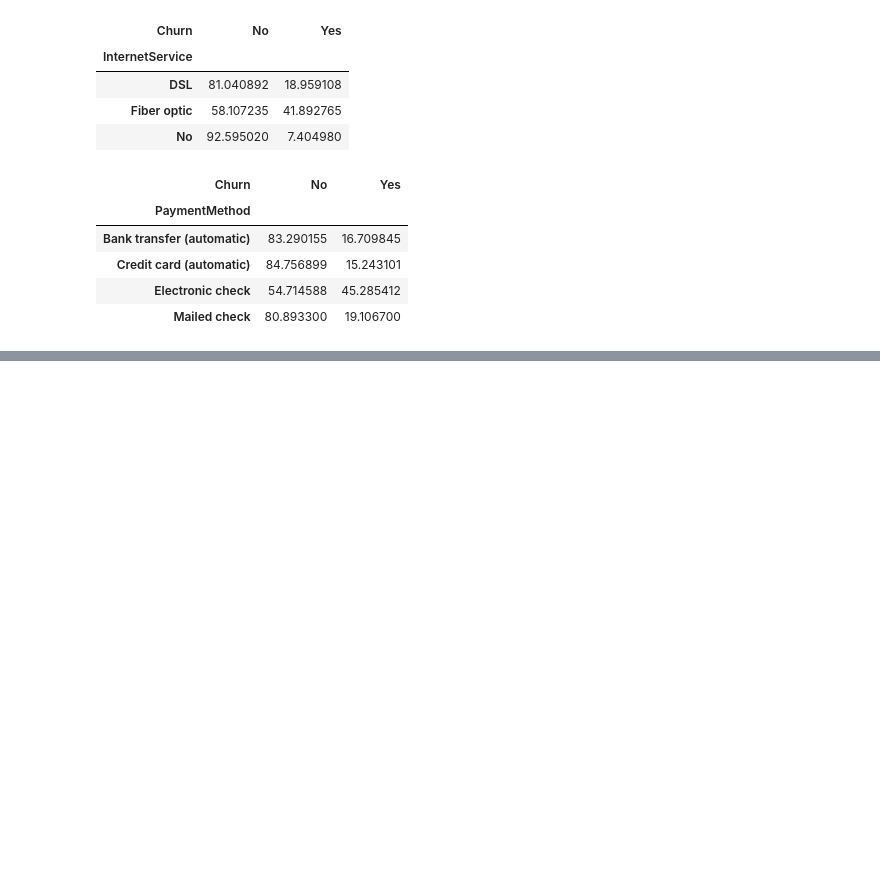
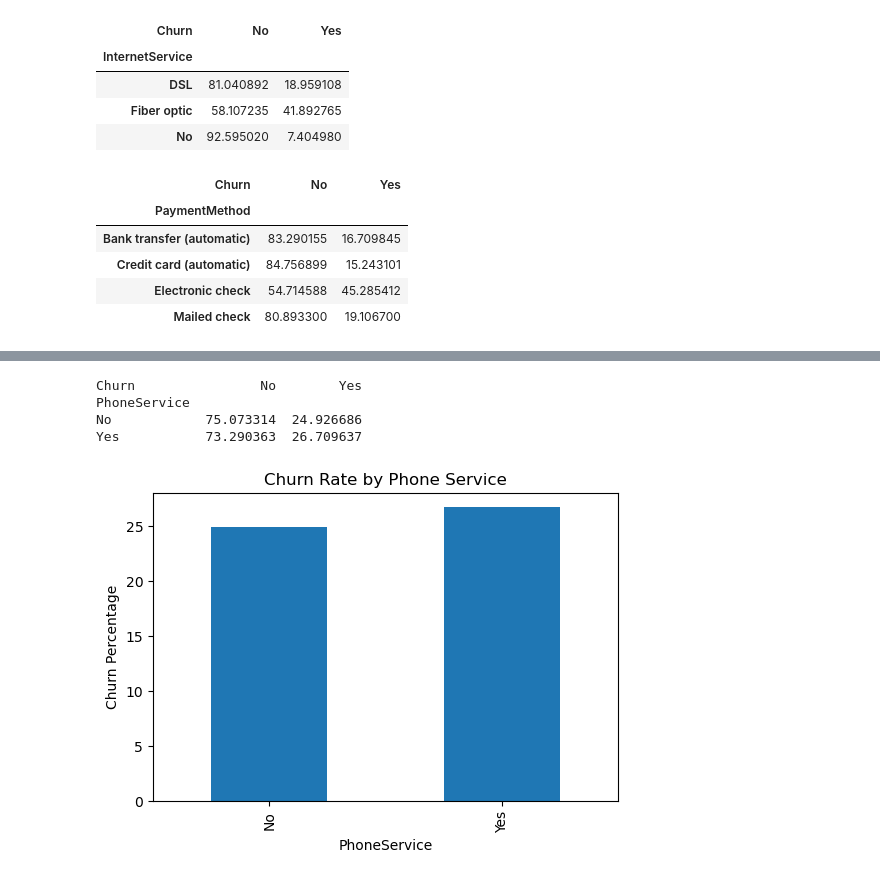
Before and after one commit to gobarihimanshu071/Customer-Churn-Prediction, a Jupyter notebook: notebook/churn_analysis.ipynb, the cells around one changed output, grey strips where cells are left out. Cells and saved outputs as stored; diff of their text form; code cells hidden in the pictures; blank space fills up the shorter version.

```diff
--- a/notebook/churn_analysis.ipynb
+++ b/notebook/churn_analysis.ipynb
@@ -291,0 +336,23 @@ pd.crosstab(
+# %%
+phone_churn = pd.crosstab(
+    df["PhoneService"],
+    df["Churn"],
+    normalize="index"
+) * 100
+
+print(phone_churn)
+
+phone_churn["Yes"].plot(
+    kind="bar",
+    figsize=(6,4)
+)
+
+plt.ylabel("Churn Percentage")
+plt.title("Churn Rate by Phone Service")
+plt.show()
+# %% [output]
+Churn                No        Yes
+PhoneService
+No            75.073314  24.926686
+Yes           73.290363  26.709637
+[figure, added]
```
Also changed, not shown: parts of 12 cells of this notebook.
